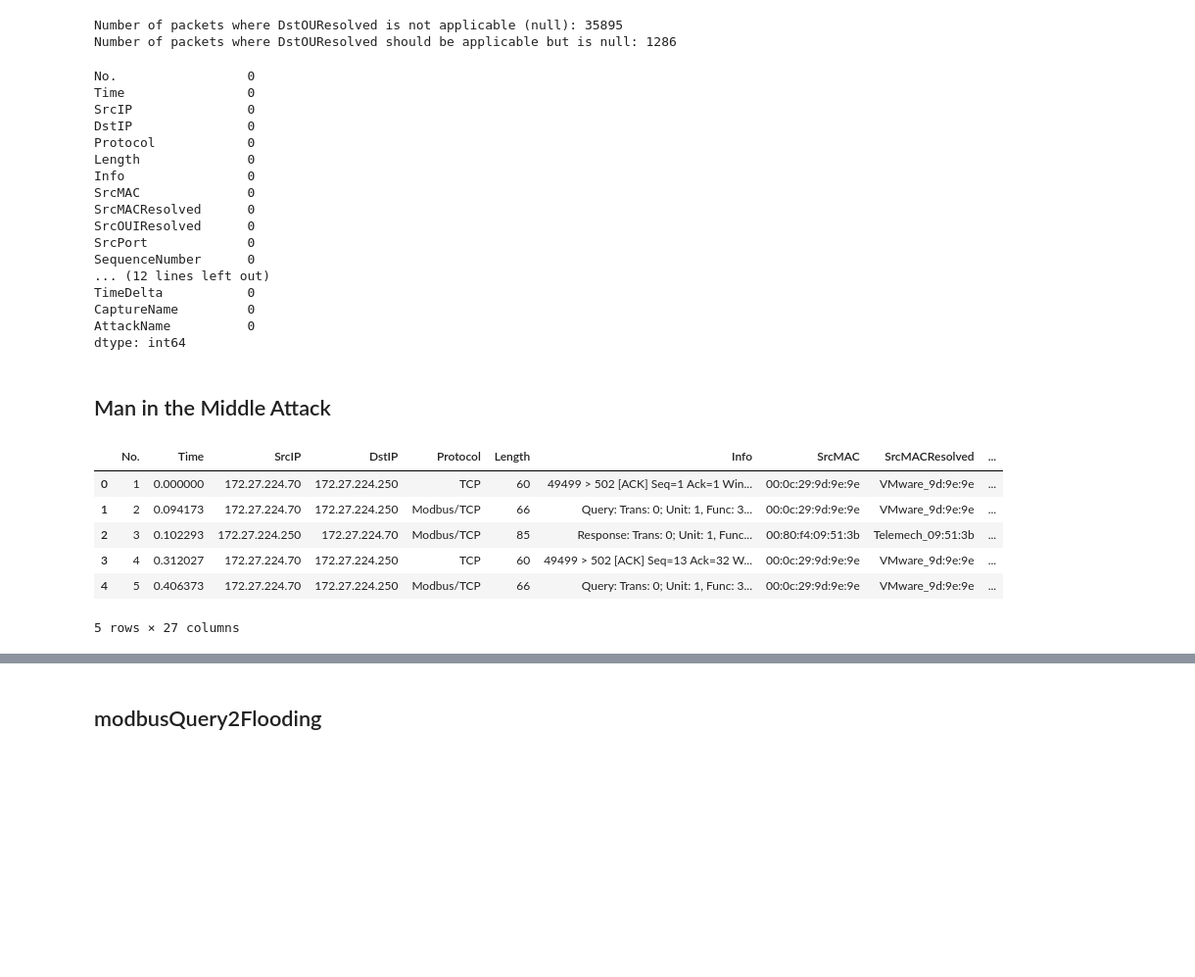
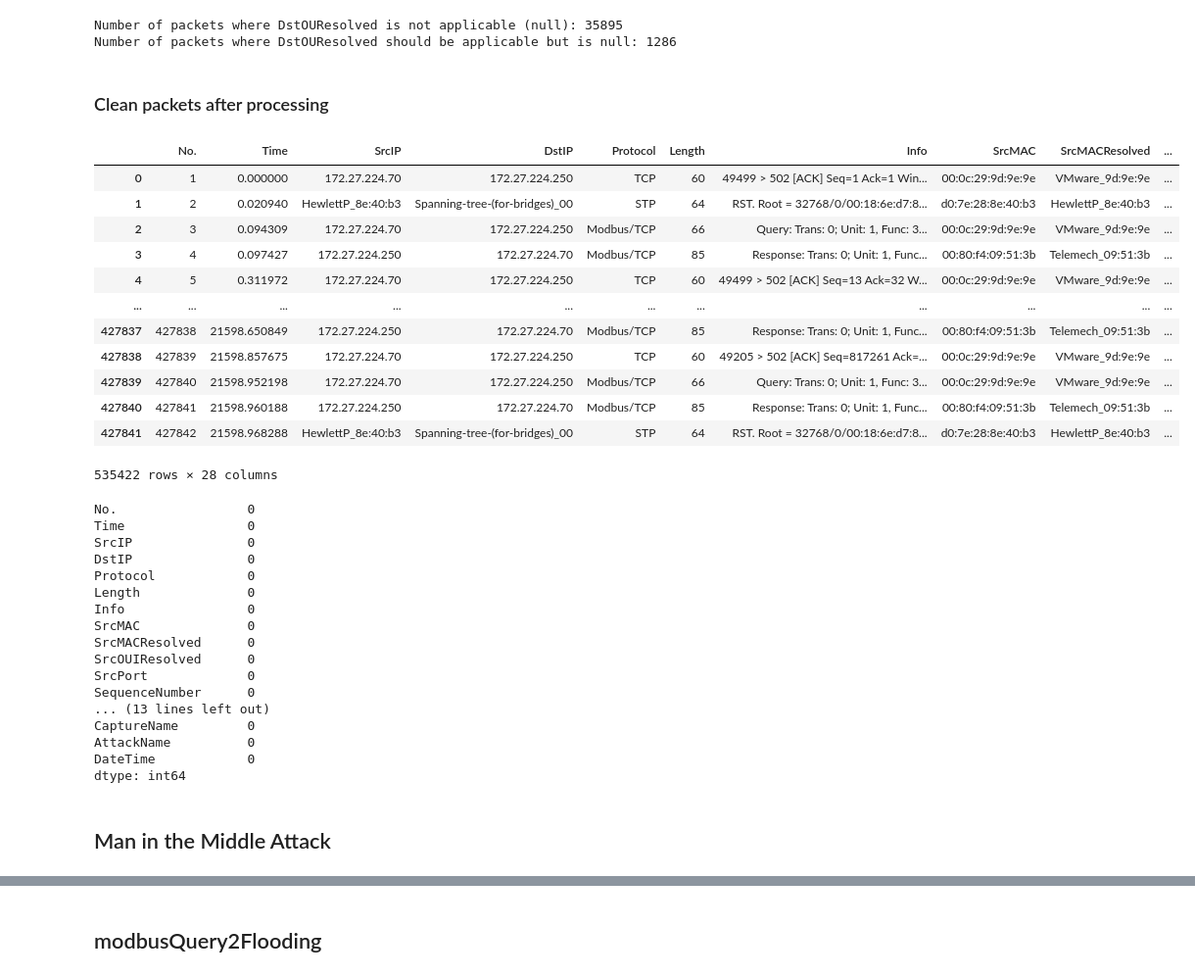
Before and after one commit to Amani-blip/Modbus-Protocol-Attacks, a Jupyter notebook: DimensionalModel.ipynb, the cells around one changed output, grey strips where cells are left out. Shown at 98% size. Cells and saved outputs as stored; diff of their text form; code cells hidden in the pictures; blank space fills up the shorter version.

Commit message:
update cleaning in notebook

```diff
--- a/DimensionalModel.ipynb
+++ b/DimensionalModel.ipynb
@@ -11,17 +11,15 @@ In this notebook, we will access the various network captures for processing and
 ## Clean Packet Capture
 # %%
 # List of all csv in a dir
-csv_files = glob.glob('captures1_v2/clean/*.csv')
+csv_files = glob.glob('modbus_dataset/clean/*.csv')
 
 clean_df = pd.DataFrame()
 
 # append to combined dataframe
 for csv_file in csv_files:
     df = pd.read_csv(csv_file)
-    capture = csv_file.split('/')[-1].replace('.csv', '')
+    capture = csv_file.split('\\')[-1].replace('.csv', '')
     df['CaptureName'] = capture
     clean_df = pd.concat([clean_df, df])
 
 clean_df['AttackName'] = 'Clean'
-
-clean_df.head()
@@ -36,3 +26,6 @@ clean_df.head()
+# %%
+# Convert EpochTime to datetime format and create 'date_time' column
+clean_df['DateTime'] = pd.to_datetime(clean_df['EpochTime'], unit='s', utc=True)
 # %%
 # Check for missing values
 missing_values = clean_df.isnull().sum()
@@ -147,6 +140,24 @@ clean_df['DstOUResolved'].fillna('Unknown', inplace=True)  # Filling missing Dst
 # 4. Handling missing values in SYNFlag and ACKFlag
 clean_df['SYNFlag'].fillna(False, inplace=True)  # Filling missing SYNFlag with False
 clean_df['ACKFlag'].fillna(False, inplace=True)  # Filling missing ACKFlag with False
+# %% [markdown]
+### Clean packets after processing
+# %%
+clean_df
+# %% [output]
+|  | No. | Time | SrcIP | DstIP | Protocol | Length | Info | SrcMAC | SrcMACResolved | ... |
+| 0 | 1 | 0.000000 | 172.27.224.70 | 172.27.224.250 | TCP | 60 | 49499 > 502 [ACK] Seq=1 Ack=1 Win... | 00:0c:29:9d:9e:9e | VMware_9d:9e:9e | ... |
+| 1 | 2 | 0.020940 | HewlettP_8e:40:b3 | Spanning-tree-(for-bridges)_00 | STP | 64 | RST. Root = 32768/0/00:18:6e:d7:8... | d0:7e:28:8e:40:b3 | HewlettP_8e:40:b3 | ... |
+| 2 | 3 | 0.094309 | 172.27.224.70 | 172.27.224.250 | Modbus/TCP | 66 | Query: Trans: 0; Unit: 1, Func: 3... | 00:0c:29:9d:9e:9e | VMware_9d:9e:9e | ... |
+| 3 | 4 | 0.097427 | 172.27.224.250 | 172.27.224.70 | Modbus/TCP | 85 | Response: Trans: 0; Unit: 1, Func... | 00:80:f4:09:51:3b | Telemech_09:51:3b | ... |
+| 4 | 5 | 0.311972 | 172.27.224.70 | 172.27.224.250 | TCP | 60 | 49499 > 502 [ACK] Seq=13 Ack=32 W... | 00:0c:29:9d:9e:9e | VMware_9d:9e:9e | ... |
+| ... | ... | ... | ... | ... | ... | ... | ... | ... | ... | ... |
+| 427837 | 427838 | 21598.650849 | 172.27.224.250 | 172.27.224.70 | Modbus/TCP | 85 | Response: Trans: 0; Unit: 1, Func... | 00:80:f4:09:51:3b | Telemech_09:51:3b | ... |
+| 427838 | 427839 | 21598.857675 | 172.27.224.70 | 172.27.224.250 | TCP | 60 | 49205 > 502 [ACK] Seq=817261 Ack=... | 00:0c:29:9d:9e:9e | VMware_9d:9e:9e | ... |
+| 427839 | 427840 | 21598.952198 | 172.27.224.70 | 172.27.224.250 | Modbus/TCP | 66 | Query: Trans: 0; Unit: 1, Func: 3... | 00:0c:29:9d:9e:9e | VMware_9d:9e:9e | ... |
+| 427840 | 427841 | 21598.960188 | 172.27.224.250 | 172.27.224.70 | Modbus/TCP | 85 | Response: Trans: 0; Unit: 1, Func... | 00:80:f4:09:51:3b | Telemech_09:51:3b | ... |
+| 427841 | 427842 | 21598.968288 | HewlettP_8e:40:b3 | Spanning-tree-(for-bridges)_00 | STP | 64 | RST. Root = 32768/0/00:18:6e:d7:8... | d0:7e:28:8e:40:b3 | HewlettP_8e:40:b3 | ... |
+535422 rows × 28 columns
 # %%
 # Check for missing values
 missing_values = clean_df.isnull().sum()
@@ -164,8 +175,8 @@ SrcMACResolved      0
 SrcOUIResolved      0
 SrcPort             0
 SequenceNumber      0
-... (12 lines left out)
-TimeDelta           0
+... (13 lines left out)
 CaptureName         0
 AttackName          0
+DateTime            0
 dtype: int64
@@ -175,24 +183,14 @@ clean_df['date_time'] = pd.to_datetime(df['EpochTime'], unit='s')
 # %% [markdown]
 ## Man in the Middle Attack
 # %%
-csv_files = glob.glob('captures1_v2/mitm/*.csv')
+csv_files = glob.glob('modbus_dataset/mitm/*.csv')
 
 mitm_df = pd.DataFrame()
 
 for csv_file in csv_files:
     df = pd.read_csv(csv_file)
-    capture = csv_file.split('/')[-1].replace('.csv', '')
+    capture = csv_file.split('\\')[-1].replace('.csv', '')
     df['CaptureName'] = capture
     mitm_df = pd.concat([mitm_df, df])
 
 mitm_df['AttackName'] = 'mitm'
-
-mitm_df.head()
-# %% [output]
-|  | No. | Time | SrcIP | DstIP | Protocol | Length | Info | SrcMAC | SrcMACResolved | ... |
-| 0 | 1 | 0.000000 | 172.27.224.70 | 172.27.224.250 | TCP | 60 | 49499 > 502 [ACK] Seq=1 Ack=1 Win... | 00:0c:29:9d:9e:9e | VMware_9d:9e:9e | ... |
-| 1 | 2 | 0.094173 | 172.27.224.70 | 172.27.224.250 | Modbus/TCP | 66 | Query: Trans: 0; Unit: 1, Func: 3... | 00:0c:29:9d:9e:9e | VMware_9d:9e:9e | ... |
-| 2 | 3 | 0.102293 | 172.27.224.250 | 172.27.224.70 | Modbus/TCP | 85 | Response: Trans: 0; Unit: 1, Func... | 00:80:f4:09:51:3b | Telemech_09:51:3b | ... |
-| 3 | 4 | 0.312027 | 172.27.224.70 | 172.27.224.250 | TCP | 60 | 49499 > 502 [ACK] Seq=13 Ack=32 W... | 00:0c:29:9d:9e:9e | VMware_9d:9e:9e | ... |
-| 4 | 5 | 0.406373 | 172.27.224.70 | 172.27.224.250 | Modbus/TCP | 66 | Query: Trans: 0; Unit: 1, Func: 3... | 00:0c:29:9d:9e:9e | VMware_9d:9e:9e | ... |
-5 rows × 27 columns
```
Also changed, not shown: parts of 42 cells of this notebook.
